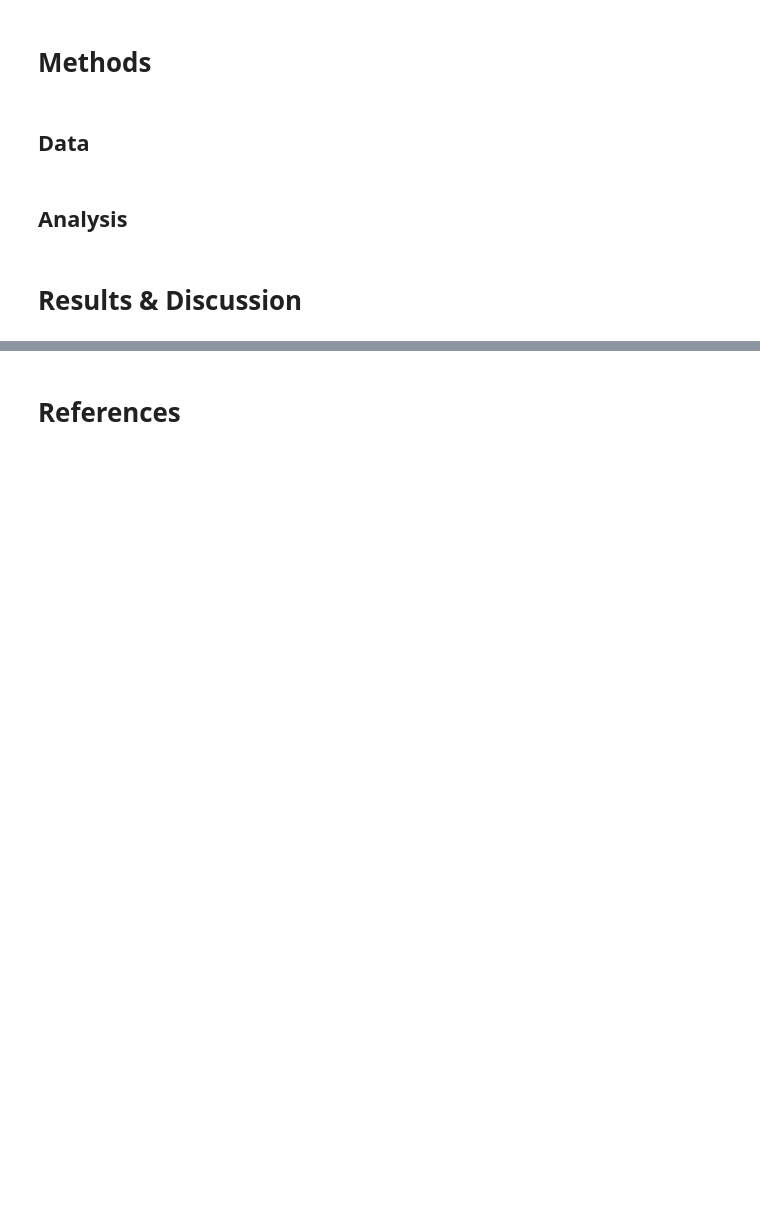
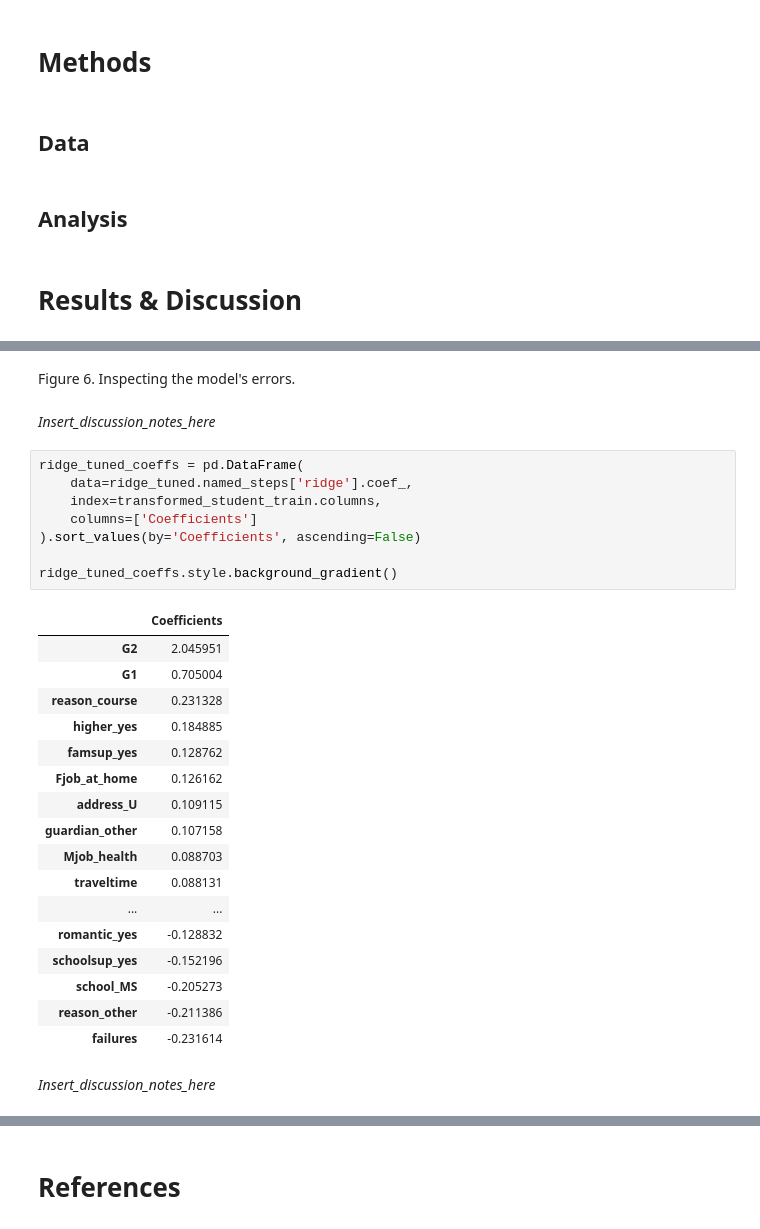
Before and after one commit to jiroamato/dream_team_27, a Jupyter notebook: notebooks/student_grade_predictor.ipynb, the cells around one changed output, grey strips where cells are left out. Cells and saved outputs as stored; diff of their text form; blank space fills up the shorter version.

```diff
--- a/notebooks/student_grade_predictor.ipynb
+++ b/notebooks/student_grade_predictor.ipynb
@@ -36,0 +426,32 @@ with zipfile.ZipFile("../data/raw/student+performance.zip", 'r') as zip_ref:
+# %% [markdown]
+Figure 6. Inspecting the model's errors.
+# %% [markdown]
+_Insert_discussion_notes_here_
+# %%
+ridge_tuned_coeffs = pd.DataFrame(
+    data=ridge_tuned.named_steps['ridge'].coef_,
+    index=transformed_student_train.columns,
+    columns=['Coefficients']
+).sort_values(by='Coefficients', ascending=False)
+
+ridge_tuned_coeffs.style.background_gradient()
+# %% [output]
+|  | Coefficients |
+| G2 | 2.045951 |
+| G1 | 0.705004 |
+| reason_course | 0.231328 |
+| higher_yes | 0.184885 |
+| famsup_yes | 0.128762 |
+| Fjob_at_home | 0.126162 |
+| address_U | 0.109115 |
+| guardian_other | 0.107158 |
+| Mjob_health | 0.088703 |
+| traveltime | 0.088131 |
+| ... | ... |
+| romantic_yes | -0.128832 |
+| schoolsup_yes | -0.152196 |
+| school_MS | -0.205273 |
+| reason_other | -0.211386 |
+| failures | -0.231614 |
+# %% [markdown]
+_Insert_discussion_notes_here_
```
Also changed, not shown: parts of 44 cells of this notebook, 11 other files.
